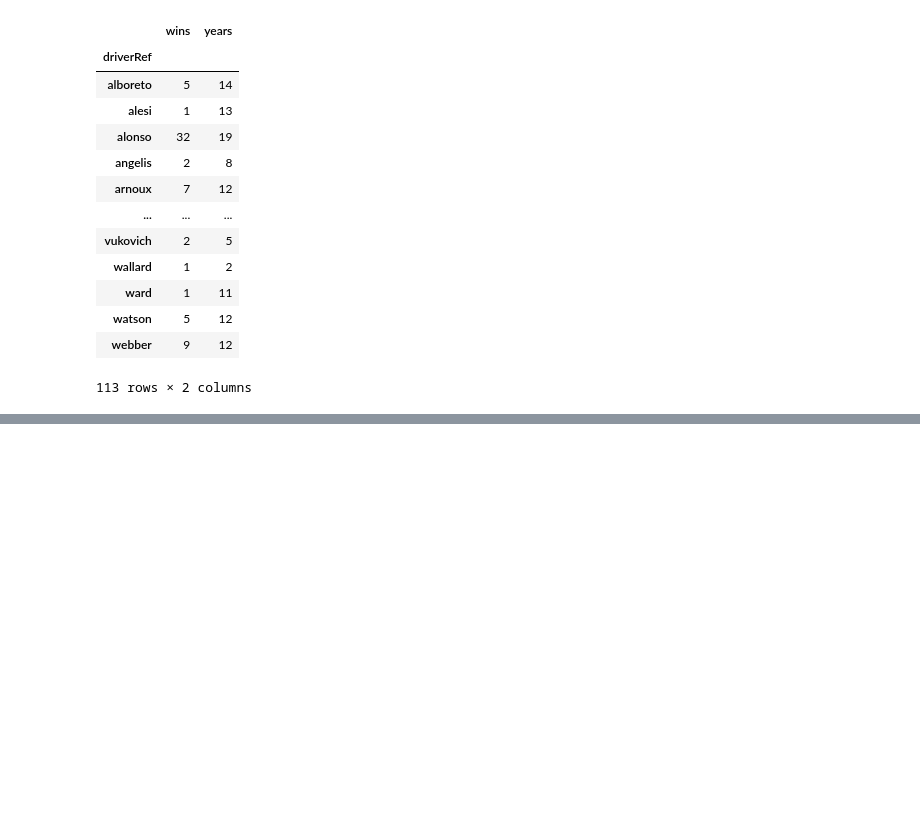
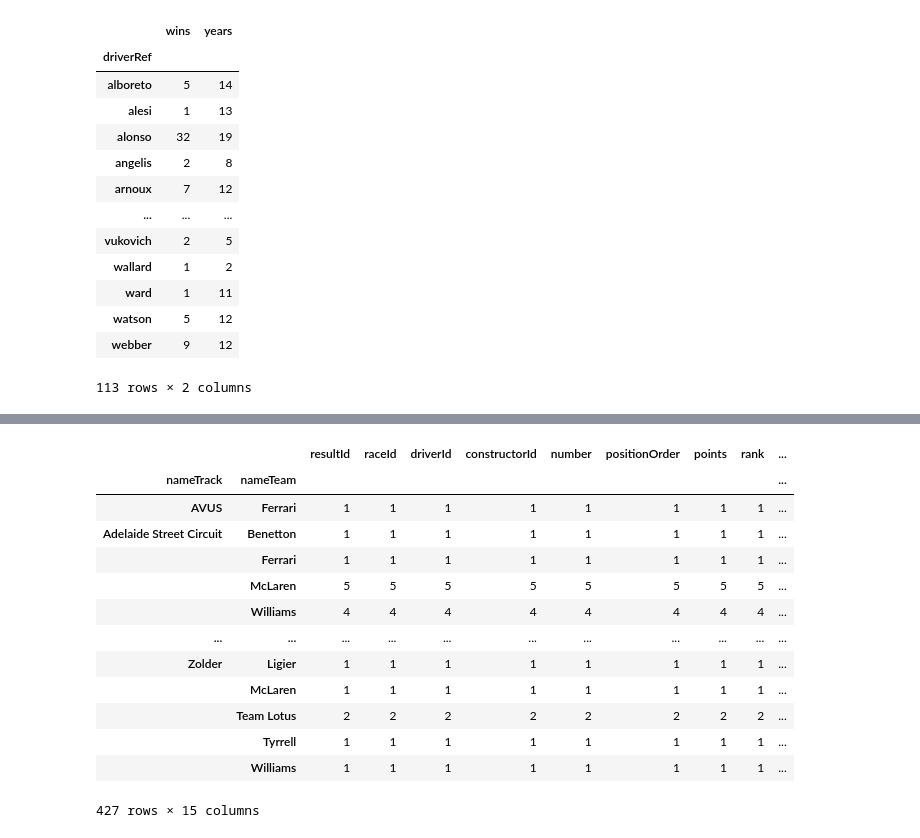
Before and after one commit to naysseh/a-guide-to-f1, a Jupyter notebook: testing-natasha.ipynb, the cells around one changed output, grey strips where cells are left out. Cells and saved outputs as stored; diff of their text form; code cells hidden in the pictures; blank space fills up the shorter version.

```diff
--- a/testing-natasha.ipynb
+++ b/testing-natasha.ipynb
@@ -5,3 +5,4 @@ races = pd.read_csv('data/races.csv')
 results = pd.read_csv('data/results.csv')
 drivers = pd.read_csv('data/drivers.csv')
 constructors = pd.read_csv('data/constructors.csv')
+circuits = pd.read_csv('data/circuits.csv')
@@ -72,7 +89,8 @@ constructors
 # %%
 final = results.merge(drivers[['driverId', 'driverRef', 'forename', 'surname', 'nationality']], how='left', on='driverId')
 final = final.merge(constructors[['constructorId', 'name']], how='left', on='constructorId')
-final = final.merge(races[['raceId', 'year', 'name', 'circuitId']], how='left', on='raceId', suffixes=('Team', 'Track'))
+final = final.merge(races[['raceId', 'year', 'circuitId']], how='left', on='raceId')
+final = final.merge(circuits[['circuitId', 'name']], how='left', on='circuitId', suffixes=('Team', 'Track'))
 # %%
 final
 # %% [output]
@@ -240,0 +276,19 @@ yearsWins.to_csv('wins_and_years.csv')
+# %%
+x= driverStandings.groupby(by=['nameTrack','nameTeam'])
+# %%
+x.count()
+# %% [output]
+|  |  | resultId | raceId | driverId | constructorId | number | positionOrder | points | rank | ... |
+| nameTrack | nameTeam |  |  |  |  |  |  |  |  | ... |
+| AVUS | Ferrari | 1 | 1 | 1 | 1 | 1 | 1 | 1 | 1 | ... |
+| Adelaide Street Circuit | Benetton | 1 | 1 | 1 | 1 | 1 | 1 | 1 | 1 | ... |
+|  | Ferrari | 1 | 1 | 1 | 1 | 1 | 1 | 1 | 1 | ... |
+|  | McLaren | 5 | 5 | 5 | 5 | 5 | 5 | 5 | 5 | ... |
+|  | Williams | 4 | 4 | 4 | 4 | 4 | 4 | 4 | 4 | ... |
+| ... | ... | ... | ... | ... | ... | ... | ... | ... | ... | ... |
+| Zolder | Ligier | 1 | 1 | 1 | 1 | 1 | 1 | 1 | 1 | ... |
+|  | McLaren | 1 | 1 | 1 | 1 | 1 | 1 | 1 | 1 | ... |
+|  | Team Lotus | 2 | 2 | 2 | 2 | 2 | 2 | 2 | 2 | ... |
+|  | Tyrrell | 1 | 1 | 1 | 1 | 1 | 1 | 1 | 1 | ... |
+|  | Williams | 1 | 1 | 1 | 1 | 1 | 1 | 1 | 1 | ... |
+427 rows × 15 columns
```
Also changed, not shown: parts of 3 cells of this notebook, 4 other files.
